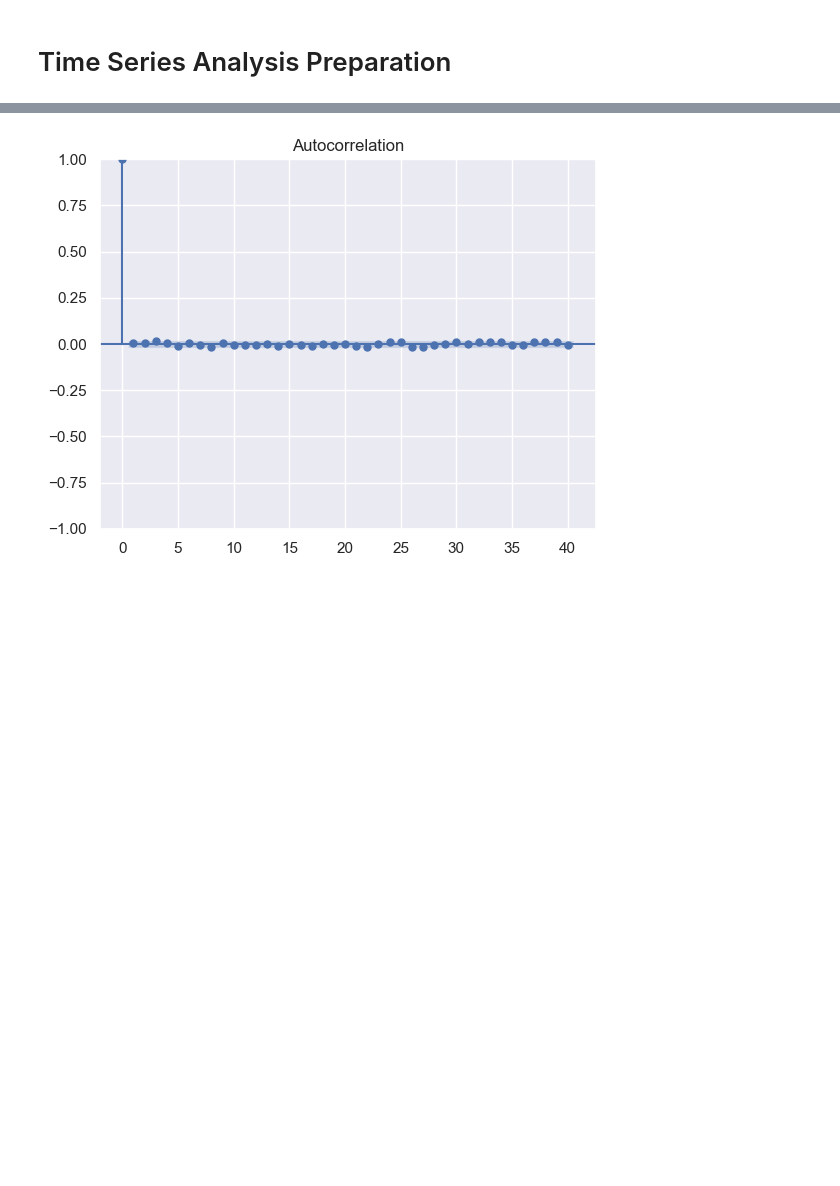
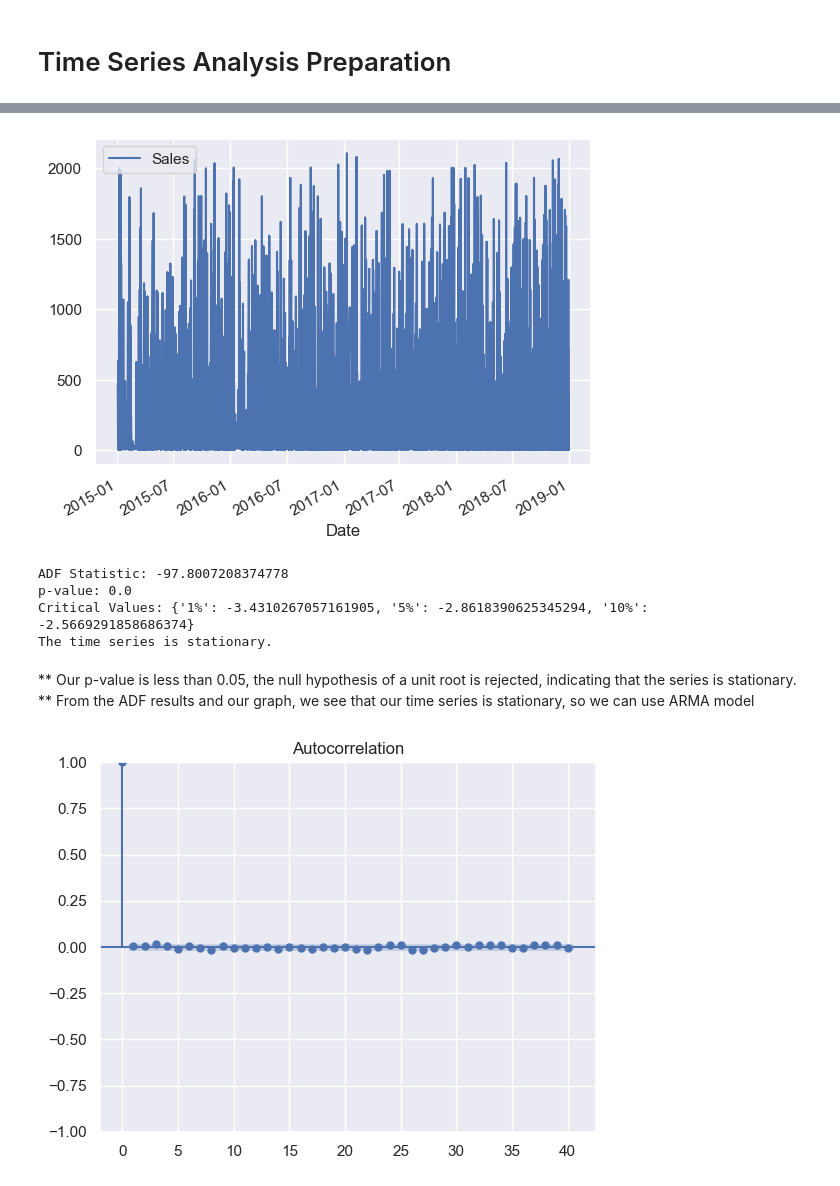
Before and after one commit to horlaralexie/CA2_ML_DV_2023_24, a Jupyter notebook: HDip_CA2_ML_DV_sba23193_2023_24.ipynb, the cells around one changed output, grey strips where cells are left out. Saved outputs shown, nothing was run; the diff lists cells and outputs as text; code cells hidden in the pictures; blank space fills up the shorter version.

```diff
--- a/HDip_CA2_ML_DV_sba23193_2023_24.ipynb
+++ b/HDip_CA2_ML_DV_sba23193_2023_24.ipynb
@@ -485,2 +464,0 @@ plt.show()
-# %%
-df_sales["Order Date"] = df_sales["Order Date"].astype("datetime64[ns]")
@@ -487 +487,26 @@ df_sales["Order Date"] = df_sales["Order Date"].astype("datetime64[ns]")
+# %%
+# Checking to see if it is stationary or not.
+
+series_data.plot(x="Date", y="Sales");
+# %% [output]
+[figure, added]
+# %%
+# ADF test
+result = adfuller(series_data['Sales'])
+print('ADF Statistic:', result[0])
+print('p-value:', result[1])
+print('Critical Values:', result[4])
+
+if result[1] < 0.05:
+    print("The time series is stationary.")
+else:
+    print("The time series is not stationary.")
+# %% [output]
+ADF Statistic: -97.8007208374778
+p-value: 0.0
+Critical Values: {'1%': -3.4310267057161905, '5%': -2.8618390625345294, '10%': -2.5669291858686374}
+The time series is stationary.
+# %% [markdown]
+** Our p-value is less than 0.05, the null hypothesis of a unit root is rejected, indicating that the series is stationary.
+** From the ADF results and our graph, we see that our time series is stationary, so we can use ARMA model
 # %%
```
Also changed, not shown: parts of 23 cells of this notebook.
